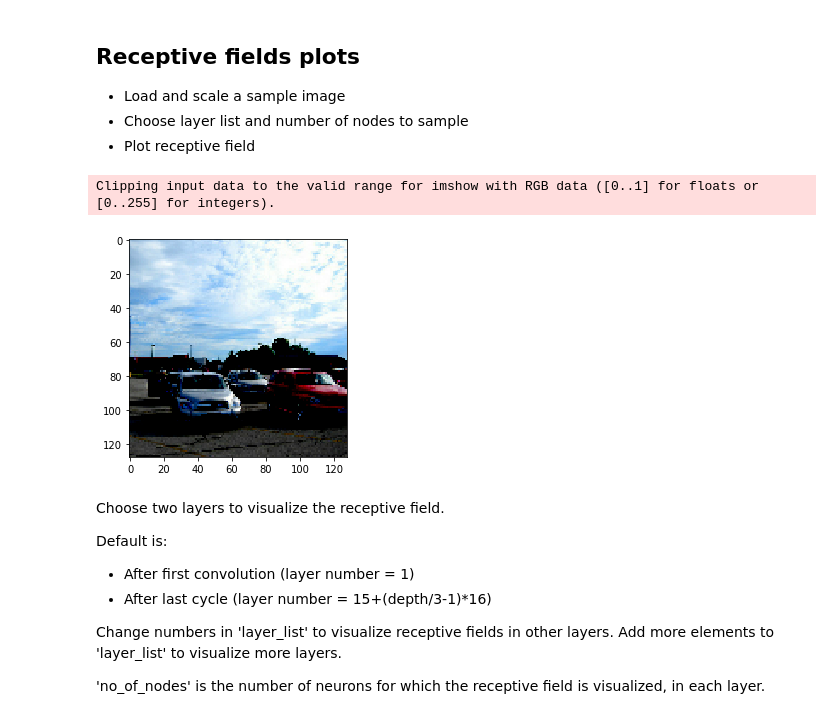
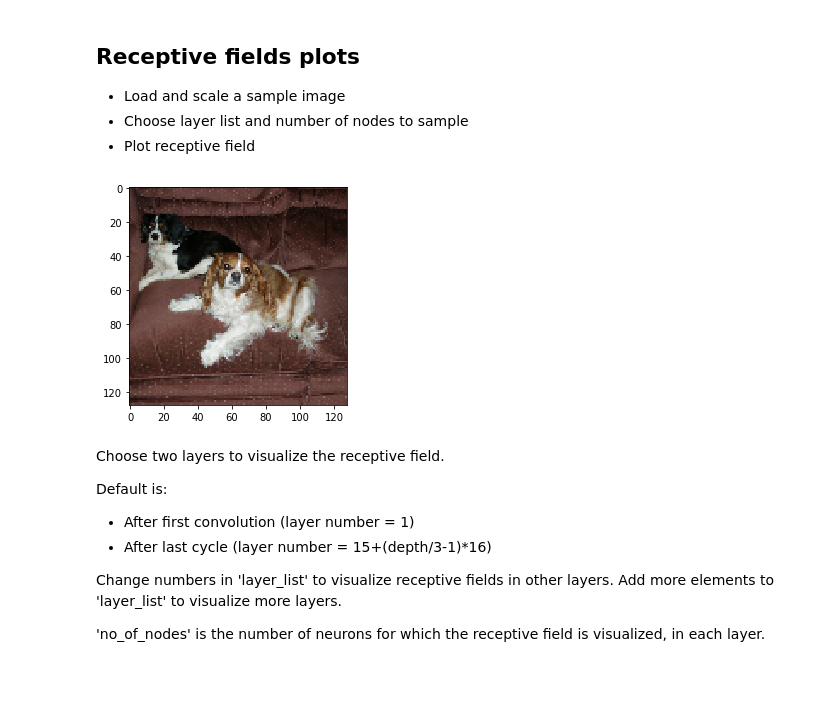
Before and after one commit to KJHYgfOhas/KJHYgfOhas, a Jupyter notebook: Submission/OrthogonalConvReviewed.ipynb, the cells around one changed output. Cells and saved outputs as stored; diff of their text form; code cells hidden in the pictures; blank space fills up the shorter version.

```diff
--- a/Submission/OrthogonalConvReviewed.ipynb
+++ b/Submission/OrthogonalConvReviewed.ipynb
@@ -162,6 +176,6 @@ _________________________________________________________________
 ### ImageNet
 # %%
 # Initialise the dataset generator for ImageNet
-imagenet_dataset_path = '/tf/mtk53536/MtkResearch/code/image_net' # substitute here the path to the imagenet dataset in tensorflow records format
+imagenet_dataset_path = 'path/to/ImageNet/dataset' # substitute here the path to the imagenet dataset in tensorflow records format
 ds_valid_imagenet = get_dataset(imagenet_dataset_path, 'validation', BATCH_SIZE, image_size=IMAGENET_IMAGE_SIZE)
 # %% [output]
@@ -222,19 +241,18 @@ model =  2
 # %%
 # Load and scale a sample image at random
 if model == 1:
     image_index = np.random.randint(0, x_test.shape[0]-1)
     image = x_test[image_index]
-    mdel = cirfar_model
+    model = cifar_model
     plt.imshow((image * NORMALIZING_CONST + CENTRALIZING_CONST)/QUANTIZATION_SIZE)
 else:
     ds_valid_imagenet = get_dataset(imagenet_dataset_path, 'validation', batch_size = 1, image_size=IMAGENET_IMAGE_SIZE)
     ds = tfds.as_numpy(ds_valid_imagenet)
     image = next(ds)[0].squeeze()
-    plt.imshow(image)
+    plt.imshow(((image+1)/2*255).astype(int))
     model = imagenet_model
 # %% [output]
-Clipping input data to the valid range for imshow with RGB data ([0..1] for floats or [0..255] for integers).
-[figure, old version]
+[figure, new version]
 # %% [markdown]
 Choose two layers to visualize the receptive field.
 
```
Also changed, not shown: parts of 13 cells of this notebook.
